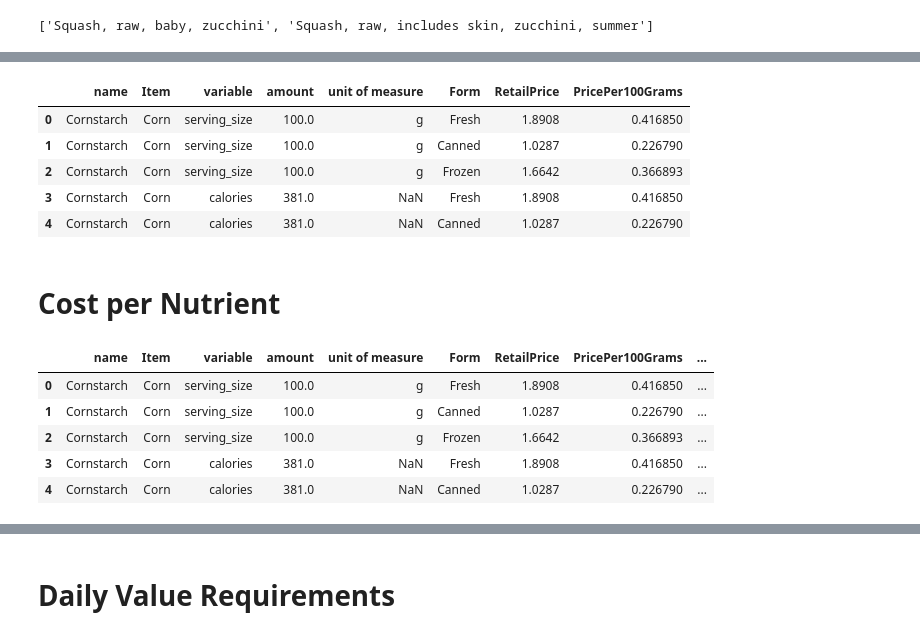
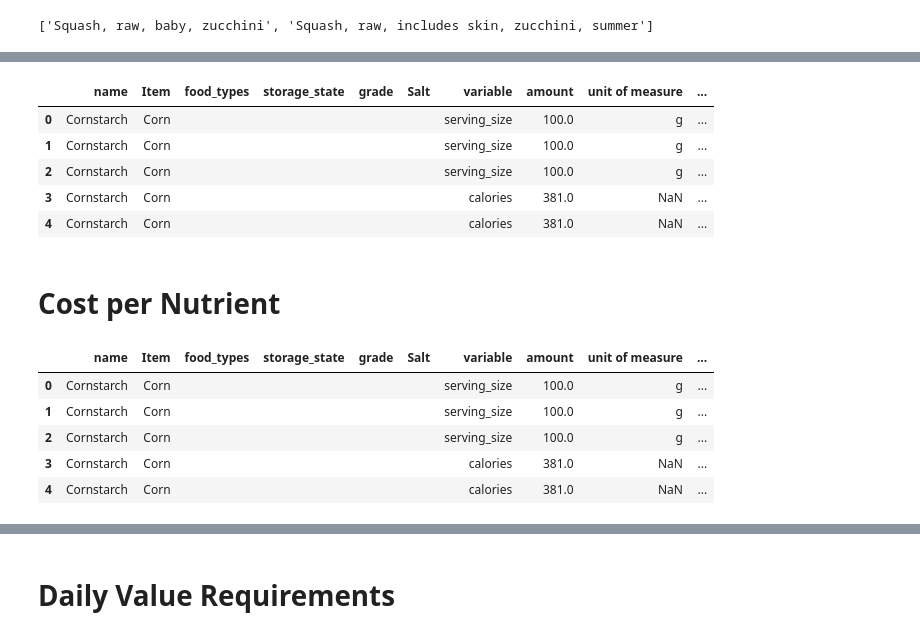
Before and after one commit to MrRyanK/CostPerNutrient, a Jupyter notebook: EDA_CSV_nutrition.ipynb, the cells around one changed output, grey strips where cells are left out. Cells and saved outputs as stored; diff of their text form; code cells hidden in the pictures.

```diff
--- a/EDA_CSV_nutrition.ipynb
+++ b/EDA_CSV_nutrition.ipynb
@@ -475,8 +485,8 @@ food
 fruit = pd.read_csv('https://www.ers.usda.gov/webdocs/DataFiles/51035/Fruit%20Prices%202020.csv')
 veg = pd.read_csv('https://www.ers.usda.gov/webdocs/DataFiles/51035/Vegetable%20Prices%202020.csv')
 # %%
-fruit.rename(columns={ fruit.columns[0]: "Item" }, inplace = True)
-veg.rename(columns={ veg.columns[0]: "Item" }, inplace = True)
+fruit = fruit.rename(columns={ fruit.columns[0]: "Item" })
+veg = veg.rename(columns={ veg.columns[0]: "Item" })
 prices = pd.concat([fruit, veg]).reset_index(drop=True)
 prices.tail()
 # %% [output]
@@ -504,8 +514,8 @@ prices = (prices[~(prices['RetailPriceUnit'] == 'per pint')]
           .copy()
          )
 # %%
-gramsPerPound = 453.5924
-prices['PricePer100Grams'] = prices['RetailPrice']/gramsPerPound*100
+GRAMS_PER_POUND = 453.5924
+prices['PricePer100Grams'] = prices['RetailPrice']/GRAMS_PER_POUND*100
 prices.head()
 # %% [output]
 |  | Item | Form | RetailPrice | PricePer100Grams |
@@ -677,23 +728,23 @@ food[food['name'].str.contains('raw.*ucchini', regex=True)]['name'].drop_duplica
 # %%
 all = food.merge(matched_df, on='name').merge(prices, on='Item')
-all = all[['name', 'Item', 'variable', 'amount', 'unit of measure', 'Form', 'RetailPrice', 'PricePer100Grams']]
+all = all[['name', 'Item', 'food_types', 'storage_state','grade', 'Salt', 'variable', 'amount', 'unit of measure', 'Form', 'RetailPrice', 'PricePer100Grams']]
 all.head()
 # %% [output]
-|  | name | Item | variable | amount | unit of measure | Form | RetailPrice | PricePer100Grams |
-| 0 | Cornstarch | Corn | serving_size | 100.0 | g | Fresh | 1.8908 | 0.416850 |
-| 1 | Cornstarch | Corn | serving_size | 100.0 | g | Canned | 1.0287 | 0.226790 |
-| 2 | Cornstarch | Corn | serving_size | 100.0 | g | Frozen | 1.6642 | 0.366893 |
-| 3 | Cornstarch | Corn | calories | 381.0 | NaN | Fresh | 1.8908 | 0.416850 |
-| 4 | Cornstarch | Corn | calories | 381.0 | NaN | Canned | 1.0287 | 0.226790 |
+|  | name | Item | food_types | storage_state | grade | Salt | variable | amount | unit of measure | ... |
+| 0 | Cornstarch | Corn |  |  |  |  | serving_size | 100.0 | g | ... |
+| 1 | Cornstarch | Corn |  |  |  |  | serving_size | 100.0 | g | ... |
+| 2 | Cornstarch | Corn |  |  |  |  | serving_size | 100.0 | g | ... |
+| 3 | Cornstarch | Corn |  |  |  |  | calories | 381.0 | NaN | ... |
+| 4 | Cornstarch | Corn |  |  |  |  | calories | 381.0 | NaN | ... |
 # %% [markdown]
 # Cost per Nutrient
 # %%
 all['dollarsPerNutrient'] = all['PricePer100Grams']/all['amount']
 all.head()
 # %% [output]
-|  | name | Item | variable | amount | unit of measure | Form | RetailPrice | PricePer100Grams | ... |
-| 0 | Cornstarch | Corn | serving_size | 100.0 | g | Fresh | 1.8908 | 0.416850 | ... |
-| 1 | Cornstarch | Corn | serving_size | 100.0 | g | Canned | 1.0287 | 0.226790 | ... |
-| 2 | Cornstarch | Corn | serving_size | 100.0 | g | Frozen | 1.6642 | 0.366893 | ... |
-| 3 | Cornstarch | Corn | calories | 381.0 | NaN | Fresh | 1.8908 | 0.416850 | ... |
-| 4 | Cornstarch | Corn | calories | 381.0 | NaN | Canned | 1.0287 | 0.226790 | ... |
+|  | name | Item | food_types | storage_state | grade | Salt | variable | amount | unit of measure | ... |
+| 0 | Cornstarch | Corn |  |  |  |  | serving_size | 100.0 | g | ... |
+| 1 | Cornstarch | Corn |  |  |  |  | serving_size | 100.0 | g | ... |
+| 2 | Cornstarch | Corn |  |  |  |  | serving_size | 100.0 | g | ... |
+| 3 | Cornstarch | Corn |  |  |  |  | calories | 381.0 | NaN | ... |
+| 4 | Cornstarch | Corn |  |  |  |  | calories | 381.0 | NaN | ... |
```
Also changed, not shown: parts of 16 cells of this notebook.
